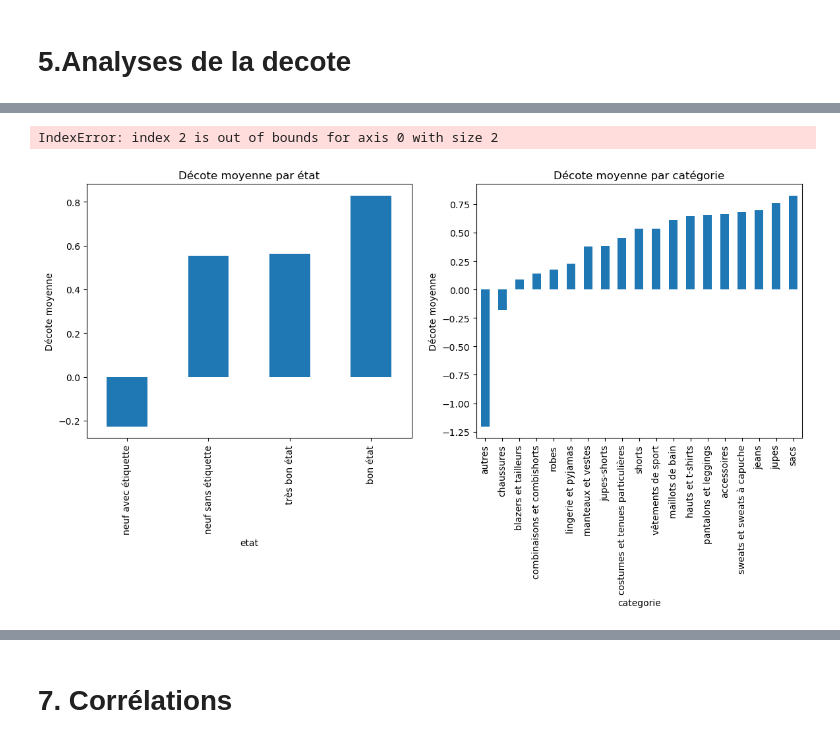
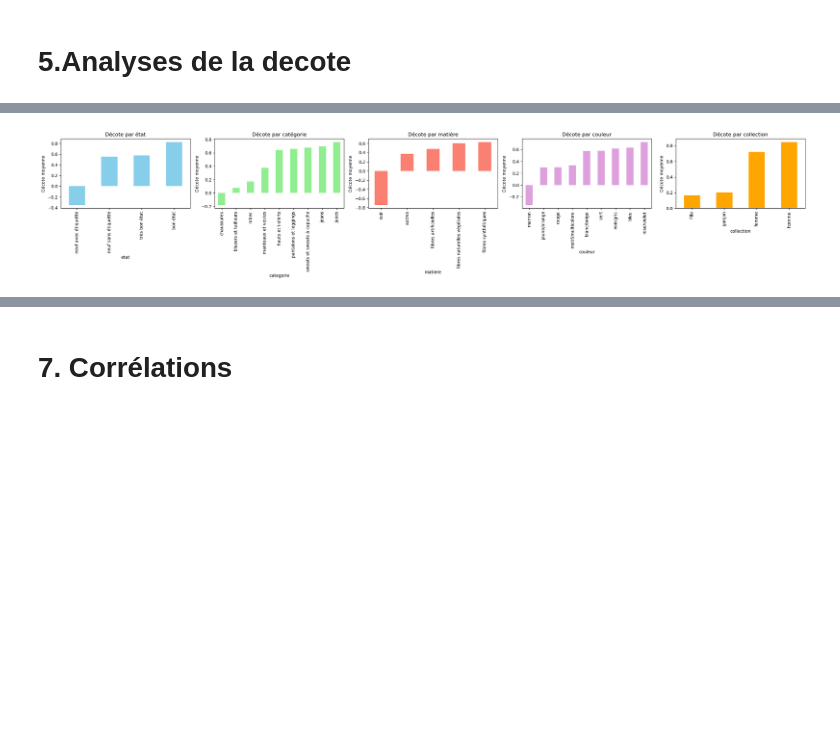
Before and after one commit to NourBouabid/Vinted-Zara-scrapping-et-analyse, a Jupyter notebook: Analyse_descriptives.ipynb, the cells around one changed output, grey strips where cells are left out. Drawn from its saved outputs; the diff is of its cells as text; code cells hidden in the pictures; blank space fills up the shorter version.

```diff
--- a/Analyse_descriptives.ipynb
+++ b/Analyse_descriptives.ipynb
@@ -153,50 +201,60 @@ plt.show()
 # %%
-fig, ax = plt.subplots(1, 2, figsize=(14,5))
-# Décote moyenne par catégorie
-Dataset_final.groupby("categorie")["decote"].mean().sort_values().plot(
+fig, ax = plt.subplots(1, 5, figsize=(25,5))
+
+# Décote moyenne par état
+# ensure 'decote' is numeric before aggregation
+Dataset_filtre["decote"] = pd.to_numeric(Dataset_filtre["decote"], errors="coerce")
+
+Dataset_filtre.groupby("etat")["decote"].mean().sort_values().plot(
     kind="bar",
-    ax=ax[1]
+    ax=ax[0],
+    color="skyblue"
 )
 
-ax[1].set_title("Décote moyenne par catégorie")
-ax[1].set_ylabel("Décote moyenne")
-# decote moyenne par état
-Dataset_final.groupby("etat")["decote"].mean().sort_values().plot(
+ax[0].set_title("Décote par état")
+ax[0].set_ylabel("Décote moyenne")
+
+# Décote moyenne par catégorie
+Dataset_filtre.groupby("categorie")["decote"].mean().sort_values().plot(
     kind="bar",
-    ax=ax[0]
-)
-ax[0].set_title("Décote moyenne par état")
-ax[0].set_ylabel("Décote moyenne")
-#decote moyenne par matière
-fig, ax = plt.subplots(1, 3, figsize=(14,5))
-# Décote moyenne par catégorie
-Dataset_final.groupby("categorie")["decote"].mean().sort_values().plot(
-    kind="bar",
-    ax=ax[1]
+    ax=ax[1],
+    color="lightgreen"
 )
 
-ax[1].set_title("Décote moyenne par catégorie")
+ax[1].set_title("Décote par catégorie")
 ax[1].set_ylabel("Décote moyenne")
-# decote moyenne par état
-Dataset_final.groupby("etat")["decote"].mean().sort_values().plot(
+
+# Décote moyenne par matière
+Dataset_filtre.groupby("matiere")["decote"].mean().sort_values().plot(
     kind="bar",
-    ax=ax[0]
+    ax=ax[2],
+    color="salmon"
 )
-ax[0].set_title("Décote moyenne par état")
-ax[0].set_ylabel("Décote moyenne")
-#decote moyenne par matière
-Dataset_final.groupby("matiere")["decote"].mean().sort_values().plot(
+
+ax[2].set_title("Décote par matière")
+ax[2].set_ylabel("Décote moyenne")
+
+# Décote moyenne par couleur
+Dataset_filtre.groupby("couleur")["decote"].mean().sort_values().plot(
     kind="bar",
-    ax=ax[2]
+    ax=ax[3],
+    color="plum"
 )
-ax[2].set_title("Décote moyenne par matière")
-ax[2].set_ylabel("Décote moyenne")
+
+ax[3].set_title("Décote par couleur")
+ax[3].set_ylabel("Décote moyenne")
+
+# Décote moyenne par collection
+Dataset_filtre.groupby("collection")["decote"].mean().sort_values().plot(
+    kind="bar",
+    ax=ax[4],
+    color="orange"
+)
+
+ax[4].set_title("Décote par collection")
+ax[4].set_ylabel("Décote moyenne")
+
 plt.tight_layout()
 plt.show()
-ax[2].set_title("Décote moyenne par matière")
-ax[2].set_ylabel("Décote moyenne")
-plt.tight_layout()
-plt.show()
 # %% [output]
-IndexError: index 2 is out of bounds for axis 0 with size 2
-[figure, old version]
+[figure, new version]
```
Also changed, not shown: parts of 20 cells of this notebook.
